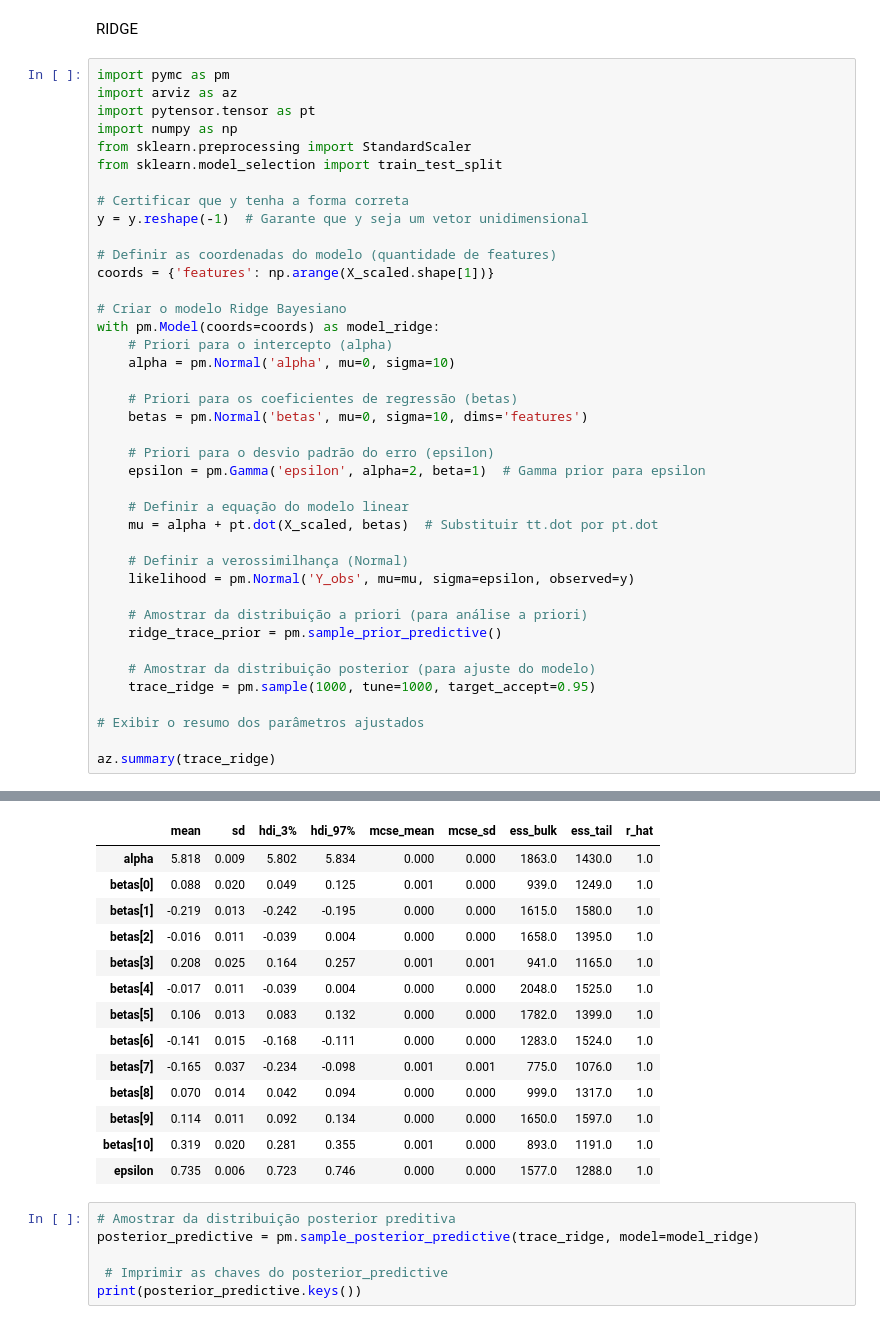
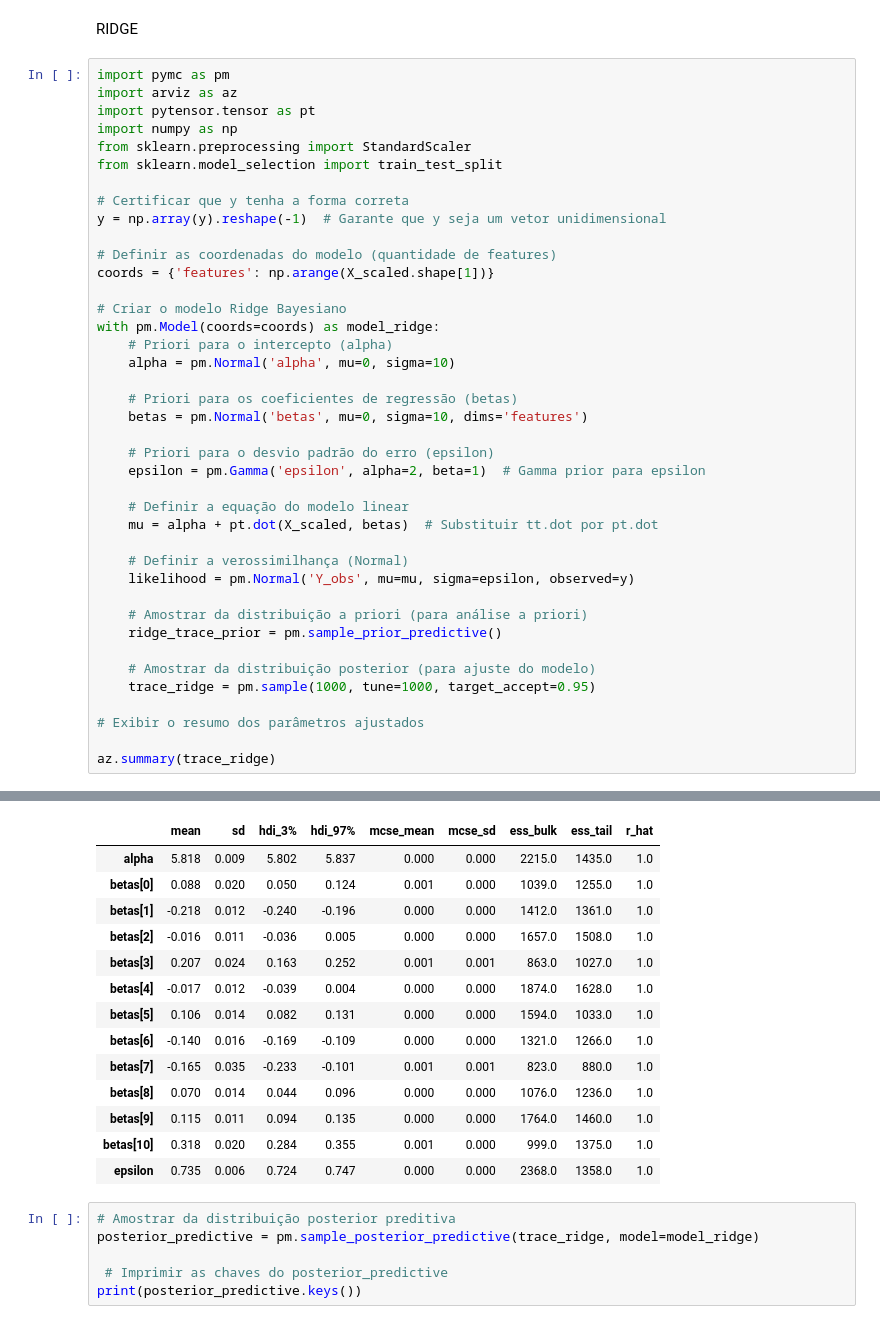
Before and after one commit to AnabelleSouza/CRUD_PDO-CONTEINER, a Jupyter notebook: wine_2.ipynb, the cells around one changed output, grey strips where cells are left out. Drawn from its saved outputs; the diff is of its cells as text.

```diff
--- a/wine_2.ipynb
+++ b/wine_2.ipynb
@@ -121,7 +121,7 @@ from sklearn.preprocessing import StandardScaler
 from sklearn.model_selection import train_test_split
 
 # Certificar que y tenha a forma correta
-y = y.reshape(-1)  # Garante que y seja um vetor unidimensional
+y = np.array(y).reshape(-1)  # Garante que y seja um vetor unidimensional
 
 # Definir as coordenadas do modelo (quantidade de features)
 coords = {'features': np.arange(X_scaled.shape[1])}
@@ -131,46 +131,46 @@ with pm.Model(coords=coords) as model_ridge:
     # Priori para o intercepto (alpha)
     alpha = pm.Normal('alpha', mu=0, sigma=10)
 
     # Priori para os coeficientes de regressão (betas)
     betas = pm.Normal('betas', mu=0, sigma=10, dims='features')
 
     # Priori para o desvio padrão do erro (epsilon)
     epsilon = pm.Gamma('epsilon', alpha=2, beta=1)  # Gamma prior para epsilon
 
     # Definir a equação do modelo linear
     mu = alpha + pt.dot(X_scaled, betas)  # Substituir tt.dot por pt.dot
 
     # Definir a verossimilhança (Normal)
     likelihood = pm.Normal('Y_obs', mu=mu, sigma=epsilon, observed=y)
 
     # Amostrar da distribuição a priori (para análise a priori)
     ridge_trace_prior = pm.sample_prior_predictive()
 
     # Amostrar da distribuição posterior (para ajuste do modelo)
     trace_ridge = pm.sample(1000, tune=1000, target_accept=0.95)
 
 # Exibir o resumo dos parâmetros ajustados
 
 az.summary(trace_ridge)
 # %% [output]
 [interactive output not drawn]
 [interactive output not drawn]
 [interactive output not drawn]
 [interactive output not drawn]
 |  | mean | sd | hdi_3% | hdi_97% | mcse_mean | mcse_sd | ess_bulk | ess_tail | r_hat |
-| alpha | 5.818 | 0.009 | 5.802 | 5.834 | 0.000 | 0.000 | 1863.0 | 1430.0 | 1.0 |
-| betas[0] | 0.088 | 0.020 | 0.049 | 0.125 | 0.001 | 0.000 | 939.0 | 1249.0 | 1.0 |
-| betas[1] | -0.219 | 0.013 | -0.242 | -0.195 | 0.000 | 0.000 | 1615.0 | 1580.0 | 1.0 |
-| betas[2] | -0.016 | 0.011 | -0.039 | 0.004 | 0.000 | 0.000 | 1658.0 | 1395.0 | 1.0 |
-| betas[3] | 0.208 | 0.025 | 0.164 | 0.257 | 0.001 | 0.001 | 941.0 | 1165.0 | 1.0 |
-| betas[4] | -0.017 | 0.011 | -0.039 | 0.004 | 0.000 | 0.000 | 2048.0 | 1525.0 | 1.0 |
-| betas[5] | 0.106 | 0.013 | 0.083 | 0.132 | 0.000 | 0.000 | 1782.0 | 1399.0 | 1.0 |
-| betas[6] | -0.141 | 0.015 | -0.168 | -0.111 | 0.000 | 0.000 | 1283.0 | 1524.0 | 1.0 |
-| betas[7] | -0.165 | 0.037 | -0.234 | -0.098 | 0.001 | 0.001 | 775.0 | 1076.0 | 1.0 |
-| betas[8] | 0.070 | 0.014 | 0.042 | 0.094 | 0.000 | 0.000 | 999.0 | 1317.0 | 1.0 |
-| betas[9] | 0.114 | 0.011 | 0.092 | 0.134 | 0.000 | 0.000 | 1650.0 | 1597.0 | 1.0 |
-| betas[10] | 0.319 | 0.020 | 0.281 | 0.355 | 0.001 | 0.000 | 893.0 | 1191.0 | 1.0 |
-| epsilon | 0.735 | 0.006 | 0.723 | 0.746 | 0.000 | 0.000 | 1577.0 | 1288.0 | 1.0 |
+| alpha | 5.818 | 0.009 | 5.802 | 5.837 | 0.000 | 0.000 | 2215.0 | 1435.0 | 1.0 |
+| betas[0] | 0.088 | 0.020 | 0.050 | 0.124 | 0.001 | 0.000 | 1039.0 | 1255.0 | 1.0 |
+| betas[1] | -0.218 | 0.012 | -0.240 | -0.196 | 0.000 | 0.000 | 1412.0 | 1361.0 | 1.0 |
+| betas[2] | -0.016 | 0.011 | -0.036 | 0.005 | 0.000 | 0.000 | 1657.0 | 1508.0 | 1.0 |
+| betas[3] | 0.207 | 0.024 | 0.163 | 0.252 | 0.001 | 0.001 | 863.0 | 1027.0 | 1.0 |
+| betas[4] | -0.017 | 0.012 | -0.039 | 0.004 | 0.000 | 0.000 | 1874.0 | 1628.0 | 1.0 |
+| betas[5] | 0.106 | 0.014 | 0.082 | 0.131 | 0.000 | 0.000 | 1594.0 | 1033.0 | 1.0 |
+| betas[6] | -0.140 | 0.016 | -0.169 | -0.109 | 0.000 | 0.000 | 1321.0 | 1266.0 | 1.0 |
+| betas[7] | -0.165 | 0.035 | -0.233 | -0.101 | 0.001 | 0.001 | 823.0 | 880.0 | 1.0 |
+| betas[8] | 0.070 | 0.014 | 0.044 | 0.096 | 0.000 | 0.000 | 1076.0 | 1236.0 | 1.0 |
+| betas[9] | 0.115 | 0.011 | 0.094 | 0.135 | 0.000 | 0.000 | 1764.0 | 1460.0 | 1.0 |
+| betas[10] | 0.318 | 0.020 | 0.284 | 0.355 | 0.001 | 0.000 | 999.0 | 1375.0 | 1.0 |
+| epsilon | 0.735 | 0.006 | 0.724 | 0.747 | 0.000 | 0.000 | 2368.0 | 1358.0 | 1.0 |
 # %%
 # Amostrar da distribuição posterior preditiva
 posterior_predictive = pm.sample_posterior_predictive(trace_ridge, model=model_ridge)
```
Also changed, not shown: parts of 17 cells of this notebook.
